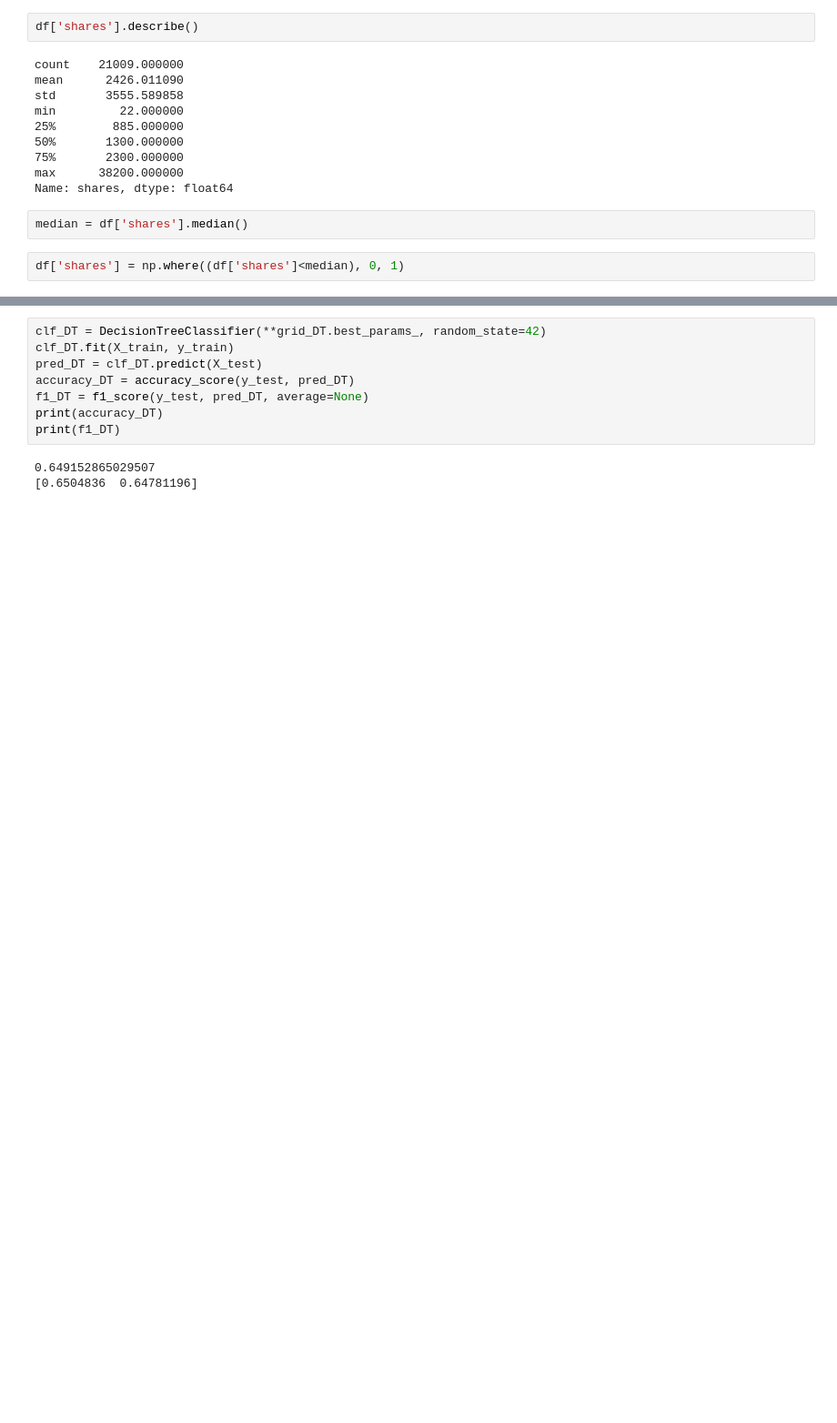
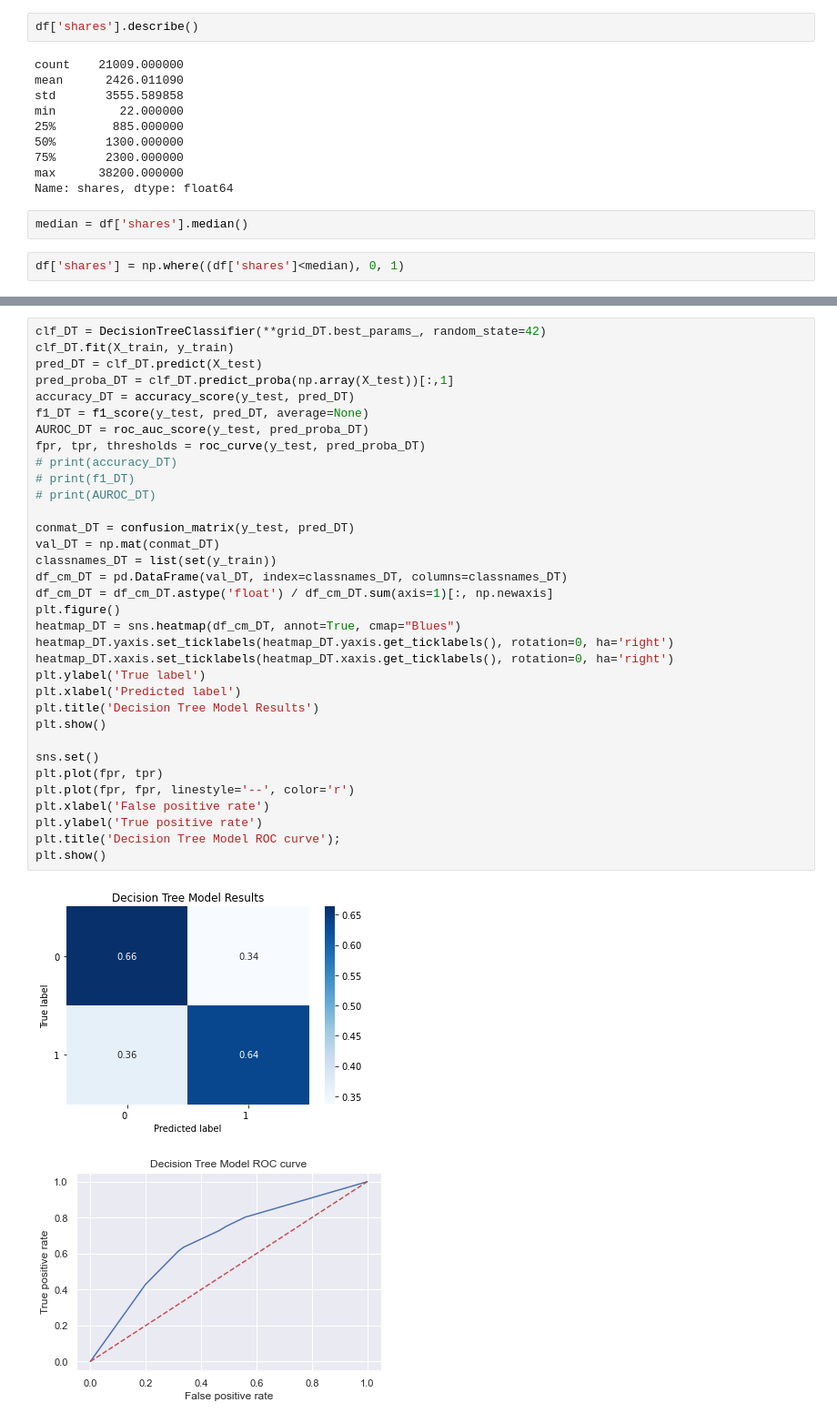
Before and after one commit to lduan97/COMP8740ML, a Jupyter notebook: Classification.ipynb, the cells around one changed output, grey strips where cells are left out. Shown at 91% size. Drawn from its saved outputs; the diff is of its cells as text; blank space fills up the shorter version.

```diff
--- a/Classification.ipynb
+++ b/Classification.ipynb
@@ -110,12 +108,38 @@ Fitting 5 folds for each of 256 candidates, totalling 1280 fits
 # %%
 clf_DT = DecisionTreeClassifier(**grid_DT.best_params_, random_state=42)
 clf_DT.fit(X_train, y_train)
 pred_DT = clf_DT.predict(X_test)
+pred_proba_DT = clf_DT.predict_proba(np.array(X_test))[:,1]
 accuracy_DT = accuracy_score(y_test, pred_DT)
 f1_DT = f1_score(y_test, pred_DT, average=None)
-print(accuracy_DT)
-print(f1_DT)
+AUROC_DT = roc_auc_score(y_test, pred_proba_DT)
+fpr, tpr, thresholds = roc_curve(y_test, pred_proba_DT)
+# print(accuracy_DT)
+# print(f1_DT)
+# print(AUROC_DT)
+
+conmat_DT = confusion_matrix(y_test, pred_DT)
+val_DT = np.mat(conmat_DT)
+classnames_DT = list(set(y_train))
+df_cm_DT = pd.DataFrame(val_DT, index=classnames_DT, columns=classnames_DT)
+df_cm_DT = df_cm_DT.astype('float') / df_cm_DT.sum(axis=1)[:, np.newaxis]
+plt.figure()
+heatmap_DT = sns.heatmap(df_cm_DT, annot=True, cmap="Blues")
+heatmap_DT.yaxis.set_ticklabels(heatmap_DT.yaxis.get_ticklabels(), rotation=0, ha='right')
+heatmap_DT.xaxis.set_ticklabels(heatmap_DT.xaxis.get_ticklabels(), rotation=0, ha='right')
+plt.ylabel('True label')
+plt.xlabel('Predicted label')
+plt.title('Decision Tree Model Results')
+plt.show()
+
+sns.set()
+plt.plot(fpr, tpr)
+plt.plot(fpr, fpr, linestyle='--', color='r')
+plt.xlabel('False positive rate')
+plt.ylabel('True positive rate')
+plt.title('Decision Tree Model ROC curve');
+plt.show()
 # %% [output]
-0.649152865029507
-[0.6504836  0.64781196]
+[figure, added]
+[figure, added]
 # %%
```
Also changed, not shown: parts of 16 cells of this notebook.
